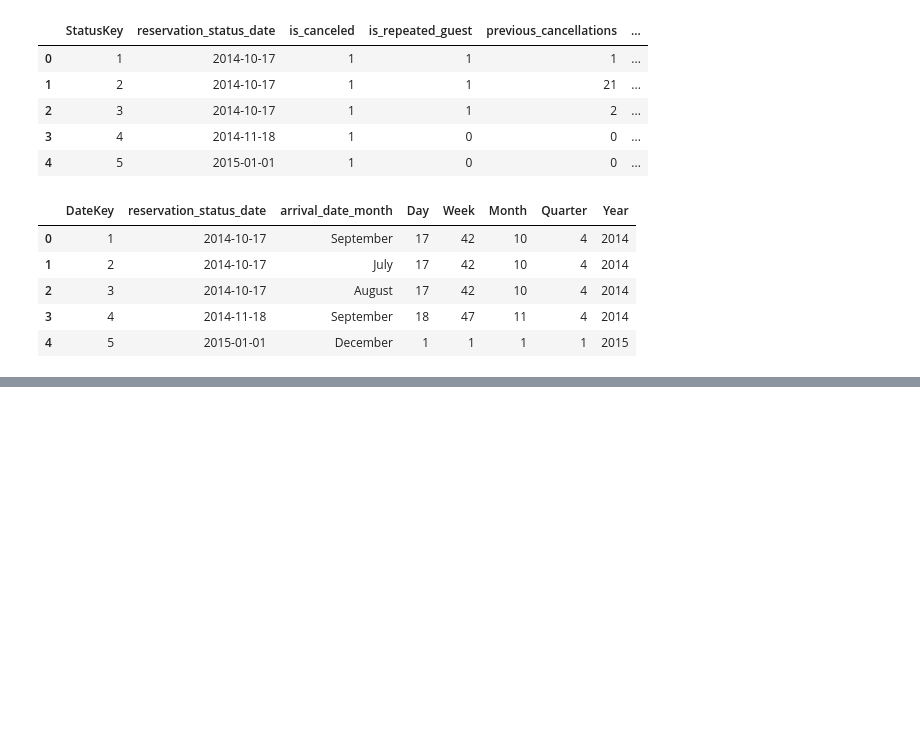
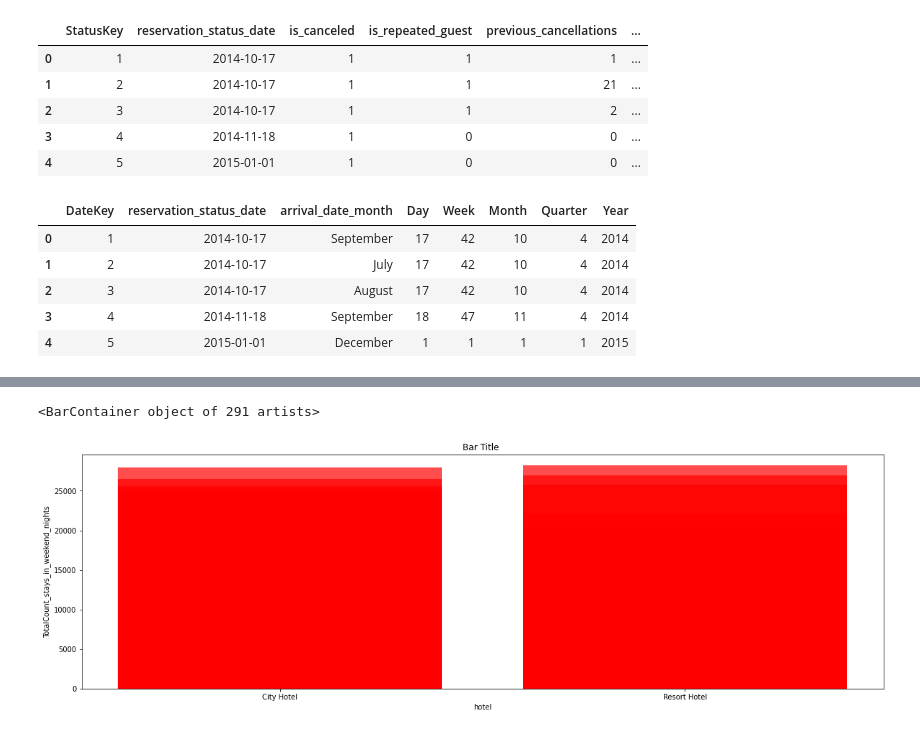
Before and after one commit to sharozraees802/data-ware-housing, a Jupyter notebook: Code/datawarehouseproject.ipynb, the cells around one changed output, grey strips where cells are left out. Saved outputs shown, nothing was run; the diff lists cells and outputs as text; code cells hidden in the pictures; blank space fills up the shorter version.

```diff
--- a/Code/datawarehouseproject.ipynb
+++ b/Code/datawarehouseproject.ipynb
@@ -219,0 +249,3 @@ df_DimDt.head()
+# %%
+hot_Sta = pd.merge(df_DimHt,df_DimST,on='reservation_status_date')
+hot_Sta.head()
@@ -219,0 +259,3 @@ df_DimDt.head()
+# %%
+hotel_count_contry = hot_Sta.groupby(["hotel","country"]).agg(TotalCount_stays_in_weekend_nights = ('stays_in_weekend_nights' , 'sum'),TotalCount_stays_in_week_nights = ('stays_in_week_nights' , 'sum')).reset_index()
+hotel_count_contry.head(5000)
@@ -219,0 +276,9 @@ df_DimDt.head()
+# %%
+plt.figure(figsize=(20,6))
+plt.title("Bar Title ")
+plt.xlabel("hotel")
+plt.ylabel("TotalCount_stays_in_weekend_nights")
+plt.bar(hotel_count_contry.hotel , hotel_count_contry.TotalCount_stays_in_weekend_nights ,color='red',alpha=0.7)
+# %% [output]
+<BarContainer object of 291 artists>
+[figure, added]
```
Also changed, not shown: parts of 7 cells of this notebook.
